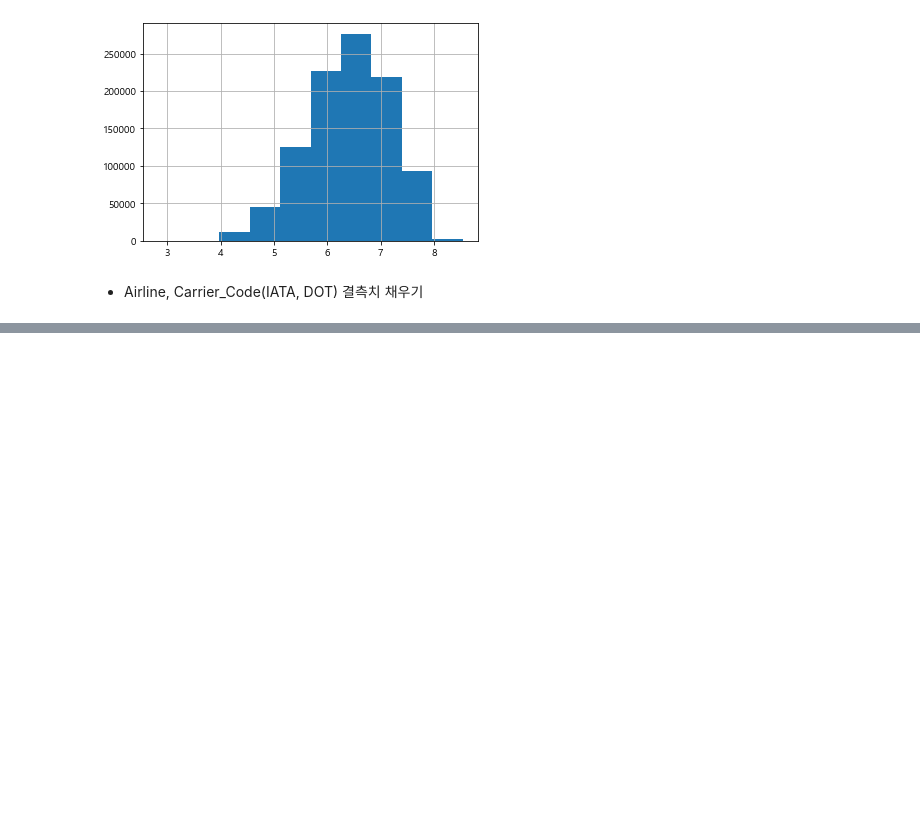
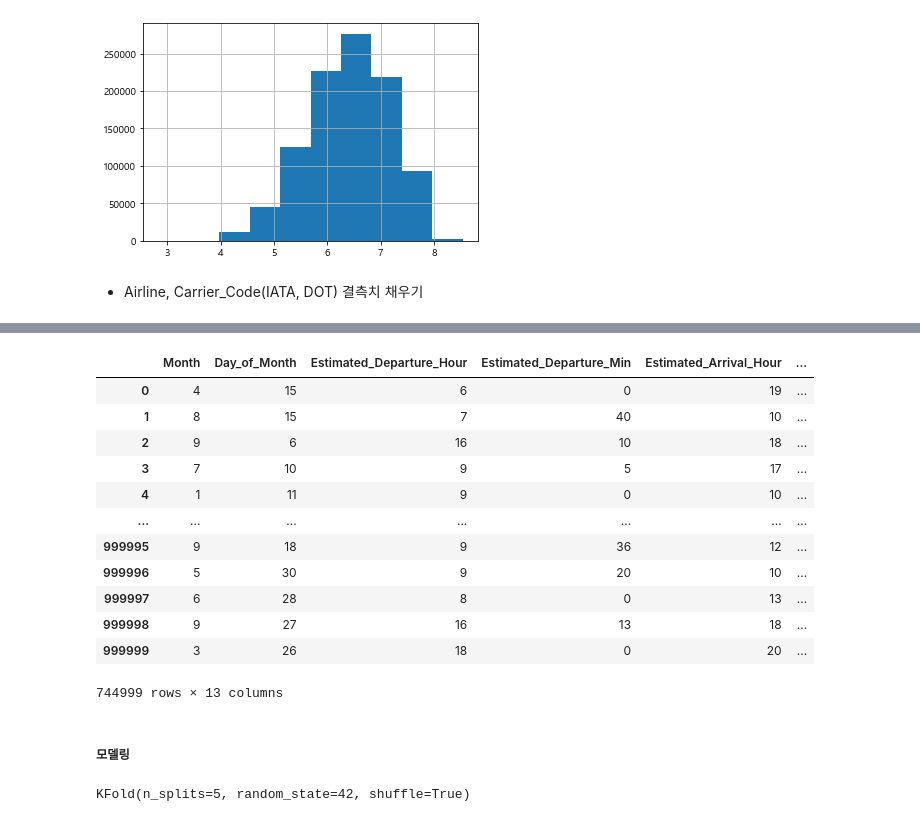
Before and after one commit to ParkGyuho/dacon_flight, a Jupyter notebook: 02.DataPreprocessing.ipynb, the cells around one changed output, grey strips where cells are left out. Cells and saved outputs as stored; diff of their text form; code cells hidden in the pictures; blank space fills up the shorter version.

```diff
--- a/02.DataPreprocessing.ipynb
+++ b/02.DataPreprocessing.ipynb
@@ -387,0 +732,17 @@ test['Distance_log1p'] = np.log1p(test['Distance'])
+# %%
+unlabeled_train = train[train['Delay'].isna()]
+unlabeled_train
+# %% [output]
+|  | Month | Day_of_Month | Estimated_Departure_Hour | Estimated_Departure_Min | Estimated_Arrival_Hour | ... |
+| 0 | 4 | 15 | 6 | 0 | 19 | ... |
+| 1 | 8 | 15 | 7 | 40 | 10 | ... |
+| 2 | 9 | 6 | 16 | 10 | 18 | ... |
+| 3 | 7 | 10 | 9 | 5 | 17 | ... |
+| 4 | 1 | 11 | 9 | 0 | 10 | ... |
+| ... | ... | ... | ... | ... | ... | ... |
+| 999995 | 9 | 18 | 9 | 36 | 12 | ... |
+| 999996 | 5 | 30 | 9 | 20 | 10 | ... |
+| 999997 | 6 | 28 | 8 | 0 | 13 | ... |
+| 999998 | 9 | 27 | 16 | 13 | 18 | ... |
+| 999999 | 3 | 26 | 18 | 0 | 20 | ... |
+744999 rows × 13 columns
@@ -387,0 +754,2 @@ test['Distance_log1p'] = np.log1p(test['Distance'])
+# %% [markdown]
+##### 모델링
@@ -387,0 +758,5 @@ test['Distance_log1p'] = np.log1p(test['Distance'])
+# %%
+kf = KFold(n_splits=5, shuffle=True, random_state=42)
+kf
+# %% [output]
+KFold(n_splits=5, random_state=42, shuffle=True)
```
Also changed, not shown: parts of 57 cells of this notebook.
